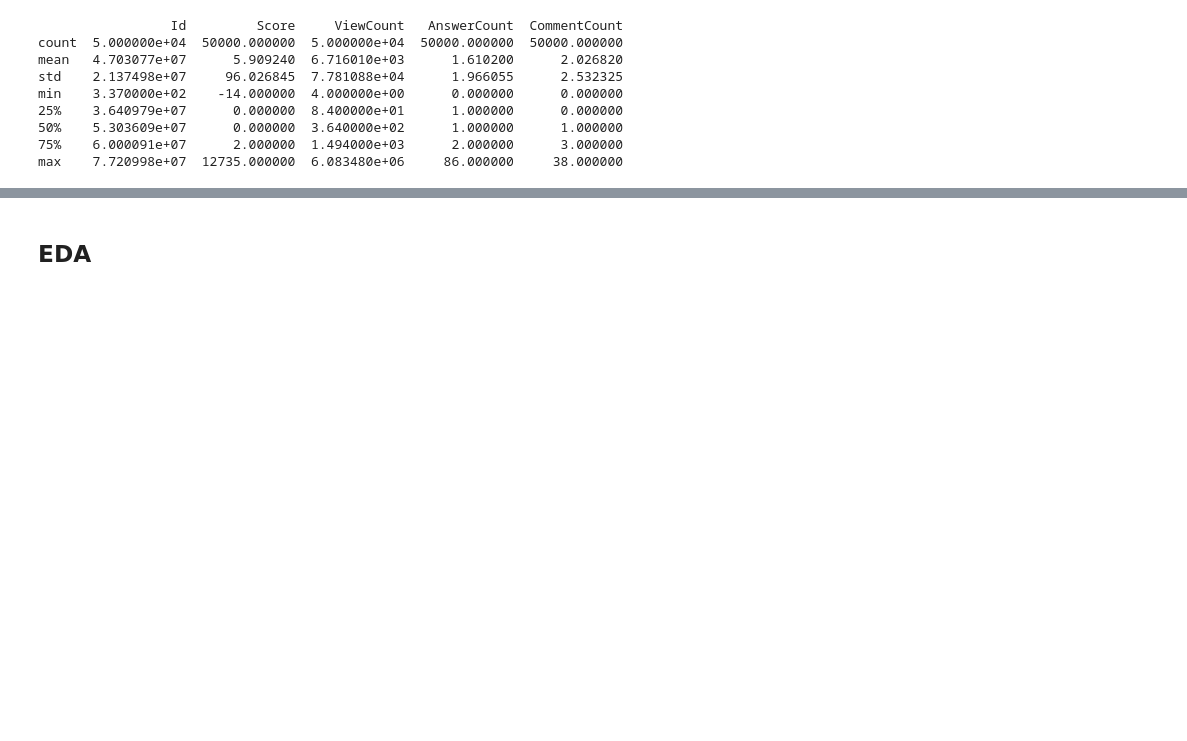
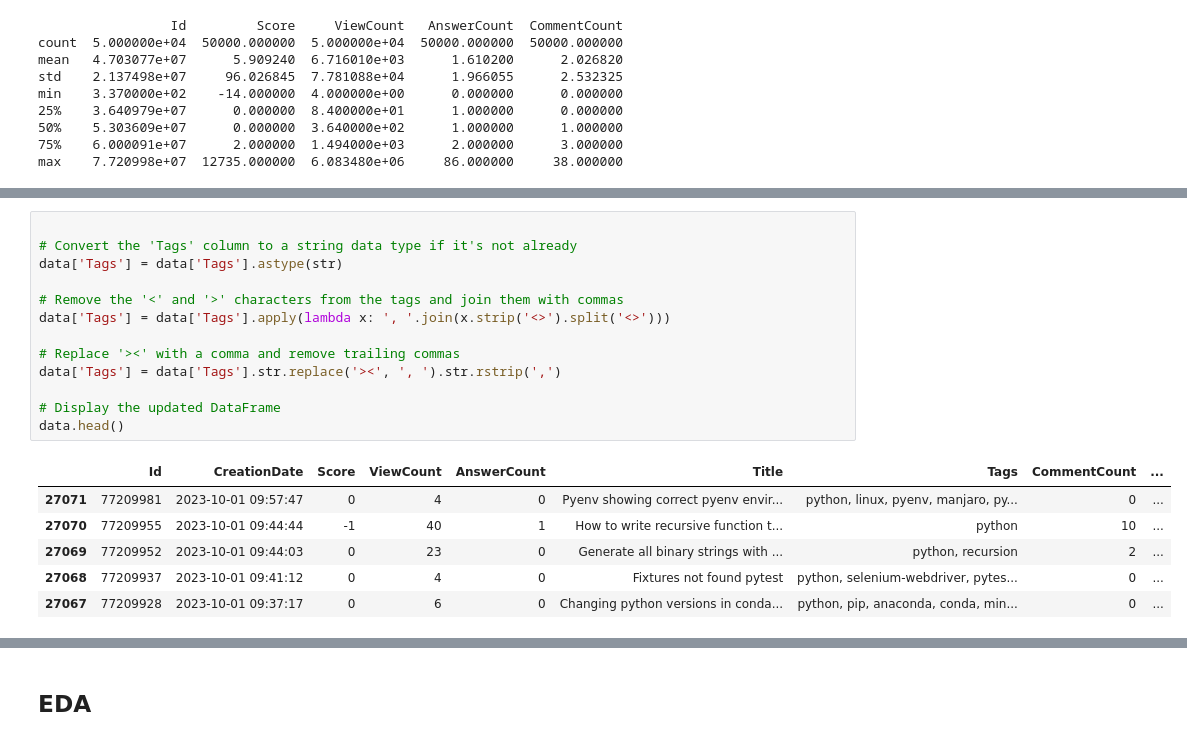
Before and after one commit to wanjikuciku/ChatGPT-Impact-on-StackOverFlow, a Jupyter notebook: main.ipynb, the cells around one changed output, grey strips where cells are left out. Saved outputs shown, nothing was run; the diff lists cells and outputs as text; blank space fills up the shorter version.

```diff
--- a/main.ipynb
+++ b/main.ipynb
@@ -163,0 +118,20 @@ data.head()
+# %%
+
+# Convert the 'Tags' column to a string data type if it's not already
+data['Tags'] = data['Tags'].astype(str)
+
+# Remove the '<' and '>' characters from the tags and join them with commas
+data['Tags'] = data['Tags'].apply(lambda x: ', '.join(x.strip('<>').split('<>')))
+
+# Replace '><' with a comma and remove trailing commas
+data['Tags'] = data['Tags'].str.replace('><', ', ').str.rstrip(',')
+
+# Display the updated DataFrame
+data.head()
+# %% [output]
+|  | Id | CreationDate | Score | ViewCount | AnswerCount | Title | Tags | CommentCount | ... |
+| 27071 | 77209981 | 2023-10-01 09:57:47 | 0 | 4 | 0 | Pyenv showing correct pyenv envir... | python, linux, pyenv, manjaro, py... | 0 | ... |
+| 27070 | 77209955 | 2023-10-01 09:44:44 | -1 | 40 | 1 | How to write recursive function t... | python | 10 | ... |
+| 27069 | 77209952 | 2023-10-01 09:44:03 | 0 | 23 | 0 | Generate all binary strings with ... | python, recursion | 2 | ... |
+| 27068 | 77209937 | 2023-10-01 09:41:12 | 0 | 4 | 0 | Fixtures not found pytest | python, selenium-webdriver, pytes... | 0 | ... |
+| 27067 | 77209928 | 2023-10-01 09:37:17 | 0 | 6 | 0 | Changing python versions in conda... | python, pip, anaconda, conda, min... | 0 | ... |
```
Also changed, not shown: parts of 6 cells of this notebook.
